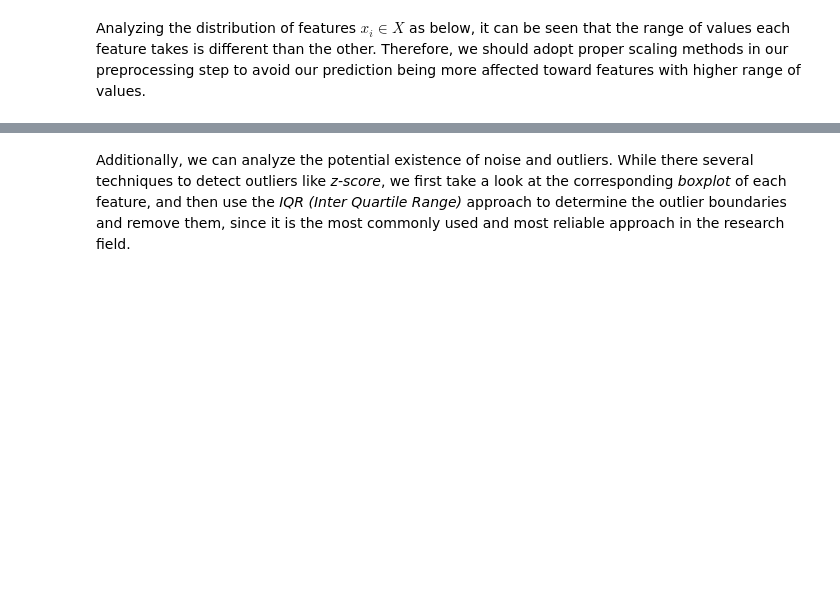
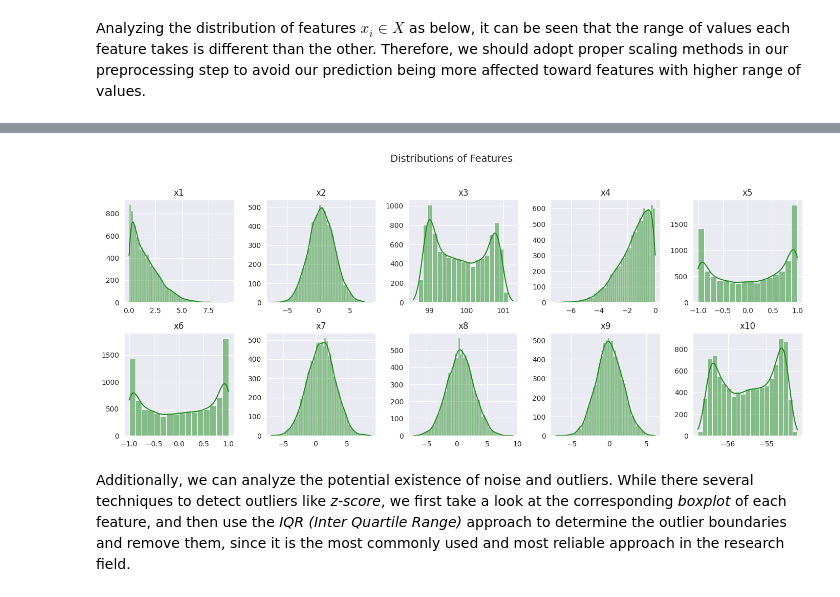
Before and after one commit to tabaraei/Kernelized-Linear-Classification, a Jupyter notebook: Kernelized_Linear_Classification.ipynb, the cells around one changed output, grey strips where cells are left out. Cells and saved outputs as stored; diff of their text form; code cells hidden in the pictures; blank space fills up the shorter version.

```diff
--- a/Kernelized_Linear_Classification.ipynb
+++ b/Kernelized_Linear_Classification.ipynb
@@ -82,6 +94,23 @@ dataset.describe()
 | 50% | 1.276243 | 0.492813 | 99.802830 | -1.262985 | 0.157145 | 0.101648 | 1.006918 | 0.624762 | 0.024726 | -55.397208 | -1.000000 |
 | 75% | 2.352106 | 1.902003 | 100.549141 | -0.605316 | 0.777856 | 0.754770 | 2.434886 | 2.098389 | 1.248961 | -54.758351 | 1.000000 |
 | max | 9.384223 | 8.302375 | 101.260768 | -0.000003 | 1.000000 | 1.000000 | 8.760306 | 9.287266 | 6.211452 | -54.208890 | 1.000000 |
+# %%
+# Create subplots
+fig, axes = plt.subplots(nrows=2, ncols=5, figsize=(14, 6))
+fig.suptitle('Distributions of Features', fontsize=14)
+
+# Plot each feature's distribution
+for i, feature in enumerate(dataset.drop(columns=['y']).columns):
+    row = i // 5
+    col = i % 5
+    sns.histplot(dataset[feature], kde=True, ax=axes[row, col], color='forestgreen')
+    axes[row, col].set_title(feature)
+    axes[row, col].set(xlabel=None, ylabel=None)
+
+plt.tight_layout(rect=[0, 0, 1, 0.95])
+plt.subplots_adjust(wspace=0.3, hspace=0.3)
+# %% [output]
+[figure, added]
 # %% [markdown]
 Additionally, we can analyze the potential existence of noise and outliers. While there several techniques to detect outliers like *z-score*, we first take a look at the corresponding *boxplot* of each feature, and then use the *IQR (Inter Quartile Range)* approach to determine the outlier boundaries and remove them, since it is the most commonly used and most reliable approach in the research field.
 # %%
```
Also changed, not shown: parts of 17 cells of this notebook.
